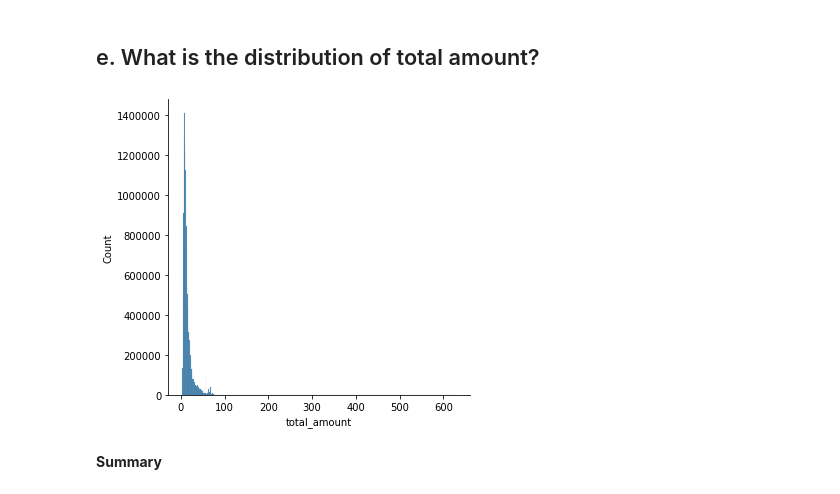
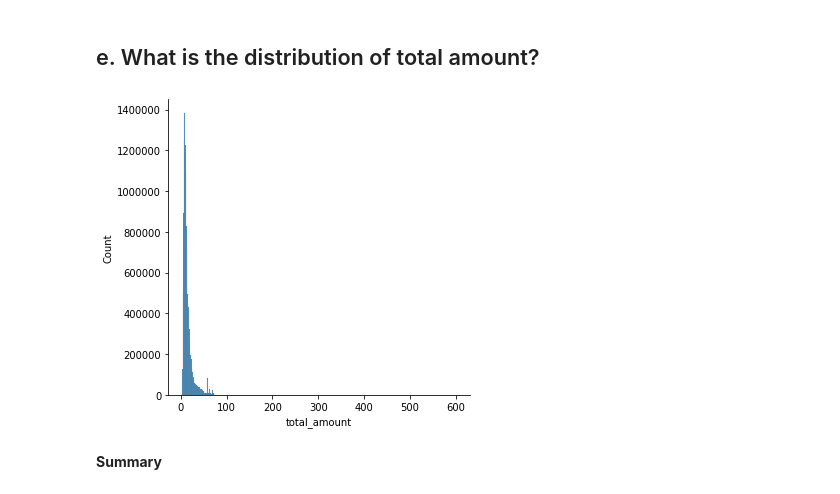
Before and after one commit to jarrydharris/NYC_taxi, a Jupyter notebook: cba_questions.ipynb, the cells around one changed output. Cells and saved outputs as stored; diff of their text form; code cells hidden in the pictures.

```diff
--- a/cba_questions.ipynb
+++ b/cba_questions.ipynb
@@ -16,3 +16,5 @@ clean_fare = pd.read_pickle('data/clean_fare.pickle')
+# %%
+clean_data = pd.read_pickle('data/merged_data.pickle')
 # %% [markdown]
 # Basic Questions
 # %% [markdown]
@@ -133,14 +135,14 @@ Periodicity in the tip amount?
 # %% [markdown]
 ## e. What is the distribution of total amount?
 # %%
-sns.displot(data=clean_fare,
+sns.displot(data=clean_data,
             x="total_amount",
             kind="hist",
             binwidth=1)
 plt.ticklabel_format(style='plain',
                      axis='y')
 # %% [output]
-[figure, old version]
+[figure, new version]
 # %% [markdown]
 **Summary**
 # %% [markdown]
```
Also changed, not shown: parts of 27 cells of this notebook, 7 other files.
